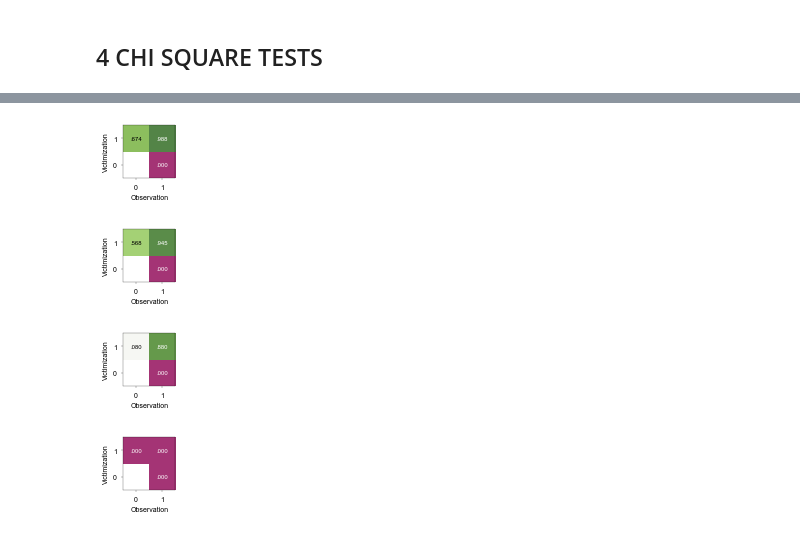
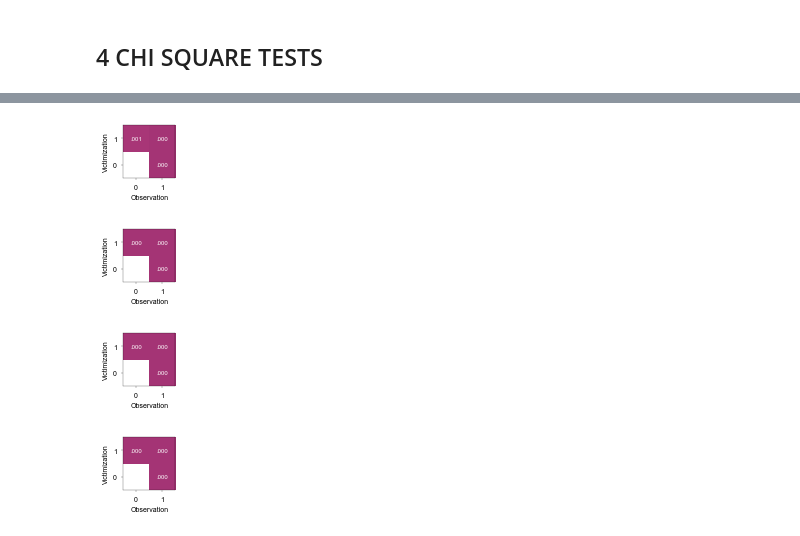
Before and after one commit to social-research/cheating, a Jupyter notebook: paper-heatmap-visualization.ipynb, the cells around one changed output, grey strips where cells are left out. Saved outputs shown, nothing was run; the diff lists cells and outputs as text; code cells hidden in the pictures.

```diff
--- a/paper-heatmap-visualization.ipynb
+++ b/paper-heatmap-visualization.ipynb
@@ -424,37 +423,39 @@ fig.savefig('figs/paper/chisq_norm_strict_detail.pdf', format='pdf')
 # %%
+# To check the statistics, refer to 'chi_sq_tests.R'.
+
 def enter_data(m01, m10, m11):
     df = pd.DataFrame({"O": [0, 0, 1, 1],
                        "V": [0, 1, 0, 1],
                        "p_val": [np.NaN, m10, m01, m11]})
     piv = pd.pivot_table(df, values="p_val",index=["V"], columns=["O"])
     return piv
 
 
 fig, ax1 = plt.subplots(1, 1, figsize=(1.2, 1.3))
-plot_heatmap_small(ax1, enter_data(0.0, 0.674, 0.988), '')
+plot_heatmap_small(ax1, enter_data(0.0, 0.001, 0.0), '', cbar=False)
 plt.subplots_adjust(bottom=0.32, left=0.25)
 plt.show()
 fig.savefig('figs/paper/chisq_poiss_simple.pdf', format='pdf')
 
 fig, ax1 = plt.subplots(1, 1, figsize=(1.2, 1.3))
-plot_heatmap_small(ax1, enter_data(0.0, 0.568, 0.945), '')
+plot_heatmap_small(ax1, enter_data(0.0, 0.0, 0.0), '', cbar=False)
 plt.subplots_adjust(bottom=0.32, left=0.25)
 plt.show()
 fig.savefig('figs/paper/chisq_poiss_strict.pdf', format='pdf')
 
 fig, ax1 = plt.subplots(1, 1, figsize=(1.2, 1.3))
-plot_heatmap_small(ax1, enter_data(0.0, 0.08, 0.88), '')
+plot_heatmap_small(ax1, enter_data(0.0, 0.0, 0.0), '', cbar=False)
 plt.subplots_adjust(bottom=0.32, left=0.25)
 plt.show()
 fig.savefig('figs/paper/chisq_norm_simple.pdf', format='pdf')
 
 fig, ax1 = plt.subplots(1, 1, figsize=(1.2, 1.3))
-plot_heatmap_small(ax1, enter_data(0.0, 0.0, 0.0), '')
+plot_heatmap_small(ax1, enter_data(0.0, 0.0, 0.0), '', cbar=False)
 plt.subplots_adjust(bottom=0.32, left=0.25)
 plt.show()
 fig.savefig('figs/paper/chisq_norm_strict.pdf', format='pdf')
 # %% [output]
-[figure, old version]
+[figure, new version]
-[figure, old version]
+[figure, new version]
-[figure, old version]
+[figure, new version]
 [figure]
```
Also changed, not shown: parts of 5 cells of this notebook, 6 other files.
